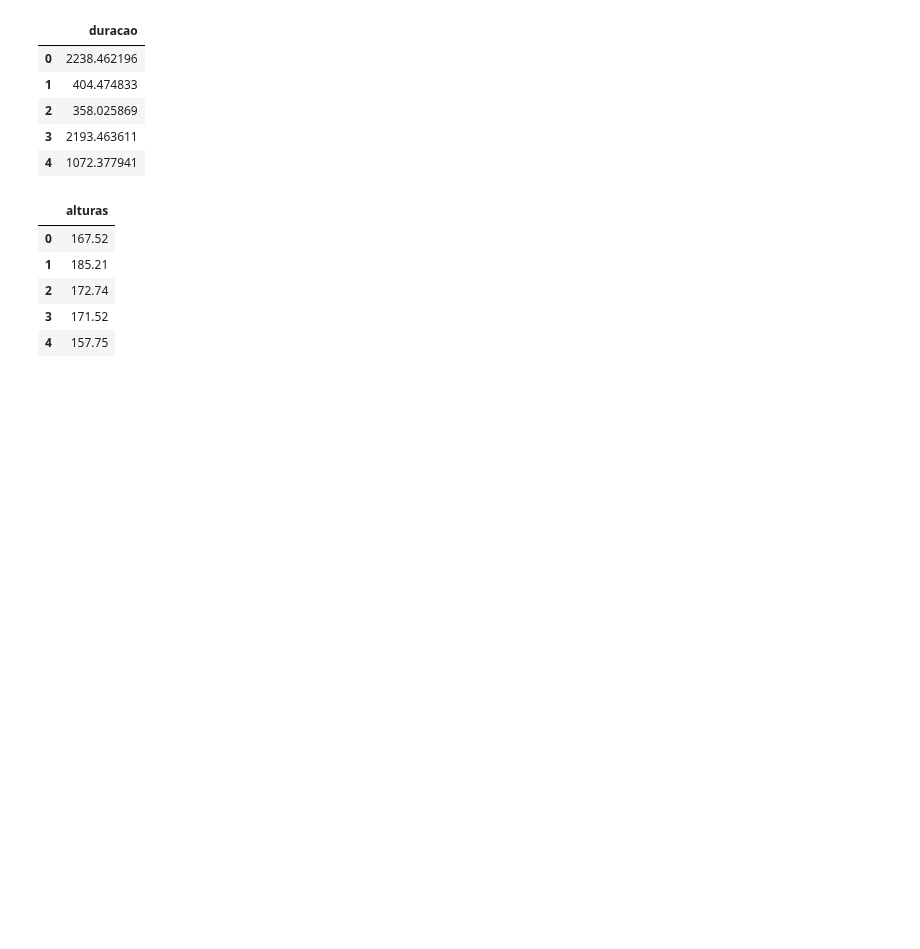
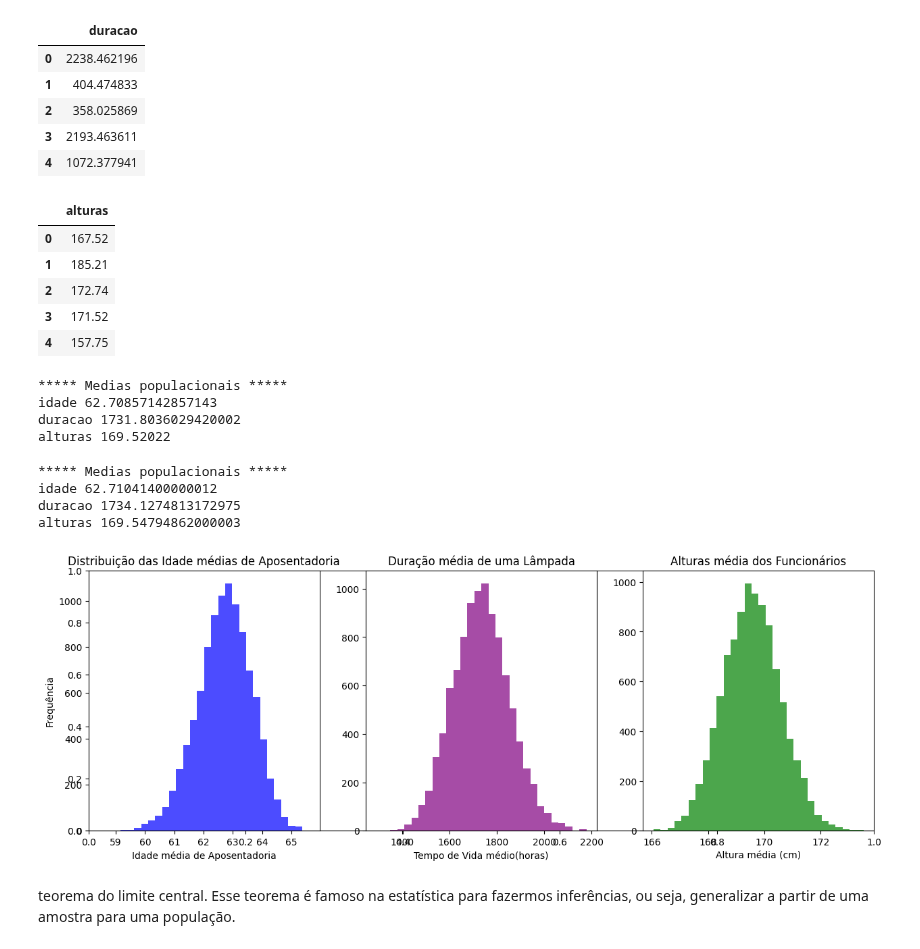
Before and after one commit to annaklaracss/data_science-, a Jupyter notebook: Data_Science_testando_hipóteses.ipynb, the cells around one changed output. Cells and saved outputs as stored; diff of their text form; code cells hidden in the pictures; blank space fills up the shorter version.

```diff
--- a/Data_Science_testando_hipóteses.ipynb
+++ b/Data_Science_testando_hipóteses.ipynb
@@ -95,6 +95,57 @@ dados_alturas.head() #para saber o nome da coluna
 # %%
 #realizando a reamostragem com função
 
-idade= reamostragem_medias(dados_idade_aposentadoria, 'idade', n, qnt)
+media_idade= reamostragem_medias(dados_idade_aposentadoria, 'idade', n, qnt)
 media_duracao = reamostragem_medias(dados_vida_lampada, 'duracao', n, qnt)
 media_altura = reamostragem_medias(dados_alturas, 'alturas', n, qnt)
+# %%
+print('***** Medias populacionais *****')
+
+print('idade',dados_idade_aposentadoria['idade'].mean())
+print('duracao',dados_vida_lampada['duracao'].mean())
+print('alturas',dados_alturas['alturas'].mean())
+# %% [output]
+***** Medias populacionais *****
+idade 62.70857142857143
+duracao 1731.8036029420002
+alturas 169.52022
+# %%
+#medias amostrais
+def Average(list):
+  return sum(list) / len(list)
+
+print('***** Medias populacionais *****')
+
+print('idade',Average(media_idade))
+print('duracao',Average(media_duracao))
+print('alturas',Average(media_altura))
+# %% [output]
+***** Medias populacionais *****
+idade 62.71041400000012
+duracao 1734.1274813172975
+alturas 169.54794862000003
+# %%
+#como as medias estão distribuidas?
+
+plt.subplots(figsize=(15, 5))
+plt.subplot(131)
+plt.title('Distribuição das Idade médias de Aposentadoria')
+plt.xlabel('Idade média de Aposentadoria')
+plt.ylabel('Frequência')
+plt.hist(media_idade, bins=30, alpha=0.7, color='blue')
+
+plt.subplot(132)
+plt.hist(media_duracao, bins=30, alpha=0.7, color='purple')
+plt.title('Duração média de uma Lâmpada')
+plt.xlabel('Tempo de Vida médio(horas)')
+
+plt.subplot(133)
+plt.hist(media_altura, bins=30, alpha=0.7, color='green')
+plt.title('Alturas média dos Funcionários')
+plt.xlabel('Altura média (cm)')
+
+plt.show()
+# %% [output]
+[figure, added]
+# %% [markdown]
+teorema do limite central. Esse teorema é famoso na estatística para fazermos inferências, ou seja, generalizar a partir de uma amostra para uma população.
```
